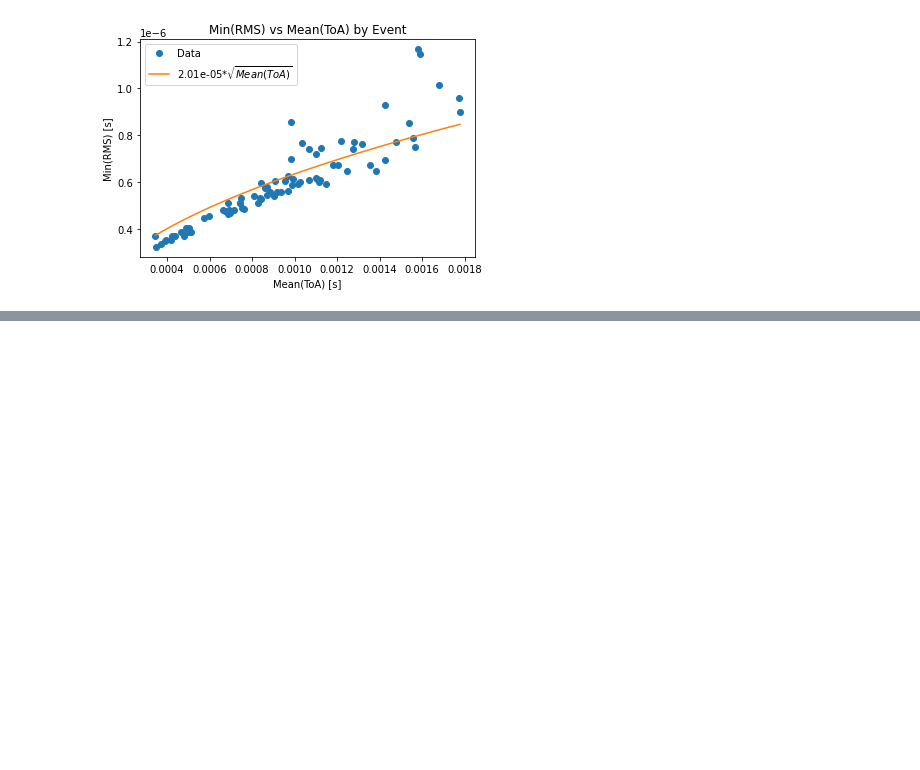
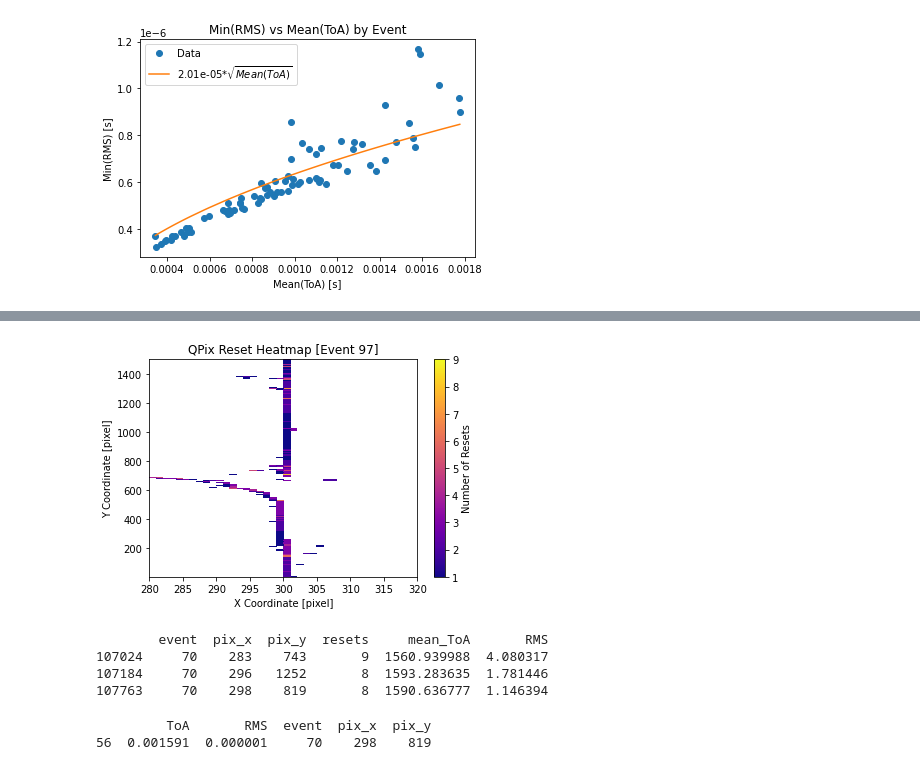
Before and after one commit to Eikenbcr/DUNE, a Jupyter notebook: Warmup/PyMacros/Warmup_Pandas.ipynb, the cells around one changed output, grey strips where cells are left out. Saved outputs shown, nothing was run; the diff lists cells and outputs as text; code cells hidden in the pictures; blank space fills up the shorter version.

```diff
--- a/Warmup/PyMacros/Warmup_Pandas.ipynb
+++ b/Warmup/PyMacros/Warmup_Pandas.ipynb
@@ -319,0 +355,26 @@ plt.savefig('Mean_ToA_vs_Min_RMS_perEvent.png', dpi=1200)
+# %%
+xbin_range_97 = max(pixel_stats_df[pixel_stats_df.event == 97].pix_x) - min(pixel_stats_df[pixel_stats_df.event == 97].pix_x)
+ybin_range_97 = max(pixel_stats_df[pixel_stats_df.event == 97].pix_y) - min(pixel_stats_df[pixel_stats_df.event == 97].pix_y)
+fig = plt.figure()
+plt.hist2d(pixel_stats_df[pixel_stats_df.event == 97].pix_x, pixel_stats_df[pixel_stats_df.event == 97].pix_y, bins=[xbin_range_97,ybin_range_97], weights=pixel_stats_df[pixel_stats_df.event == 97].resets, cmin=1, cmap='plasma')
+cb = plt.colorbar()
+cb.set_label('Number of Resets')
+plt.xlim(280,320)
+plt.title("QPix Reset Heatmap [Event 97]")
+plt.xlabel("X Coordinate [pixel]")
+plt.ylabel("Y Coordinate [pixel]")
+plt.savefig('QPix_Heatmap_Event97_Weighted.png', dpi=1200)
+# %% [output]
+[figure, added]
+# %%
+print(pixel_stats_df[pixel_stats_df.resets > 7][pixel_stats_df.event == 70])
+# %% [output]
+        event  pix_x  pix_y  resets     mean_ToA       RMS
+107024     70    283    743       9  1560.939988  4.080317
+107184     70    296   1252       8  1593.283635  1.781446
+107763     70    298    819       8  1590.636777  1.146394
+# %%
+print(minEvent_df[minEvent_df.event == 70])
+# %% [output]
+         ToA       RMS  event  pix_x  pix_y
+56  0.001591  0.000001     70    298    819
```
Also changed, not shown: parts of 11 cells of this notebook, 8 other files.
